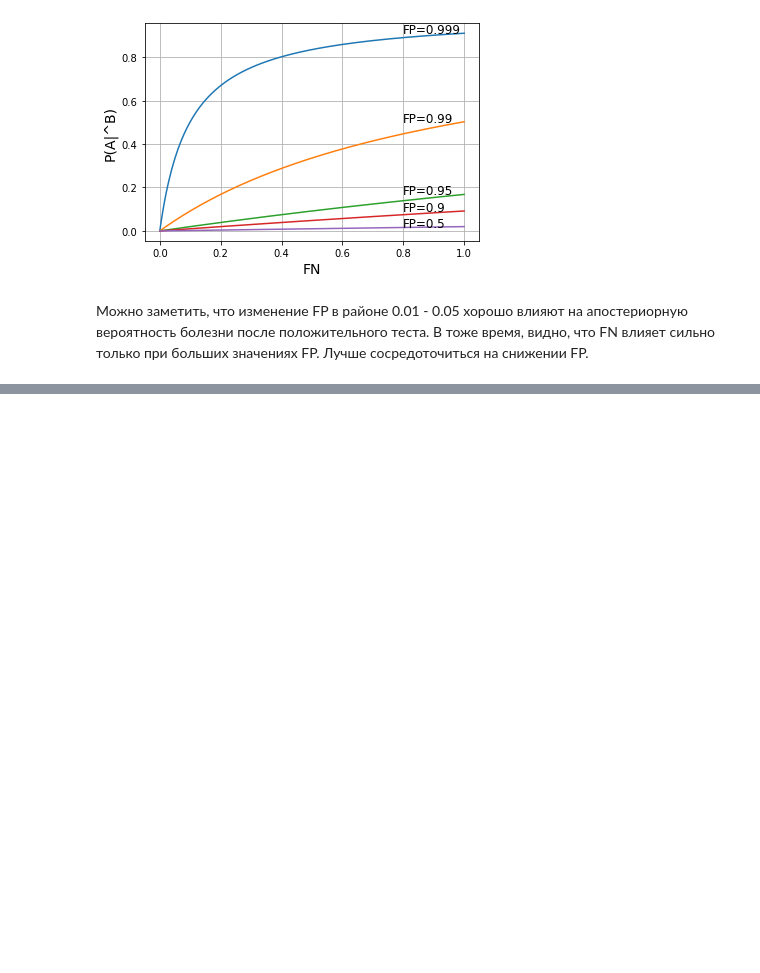
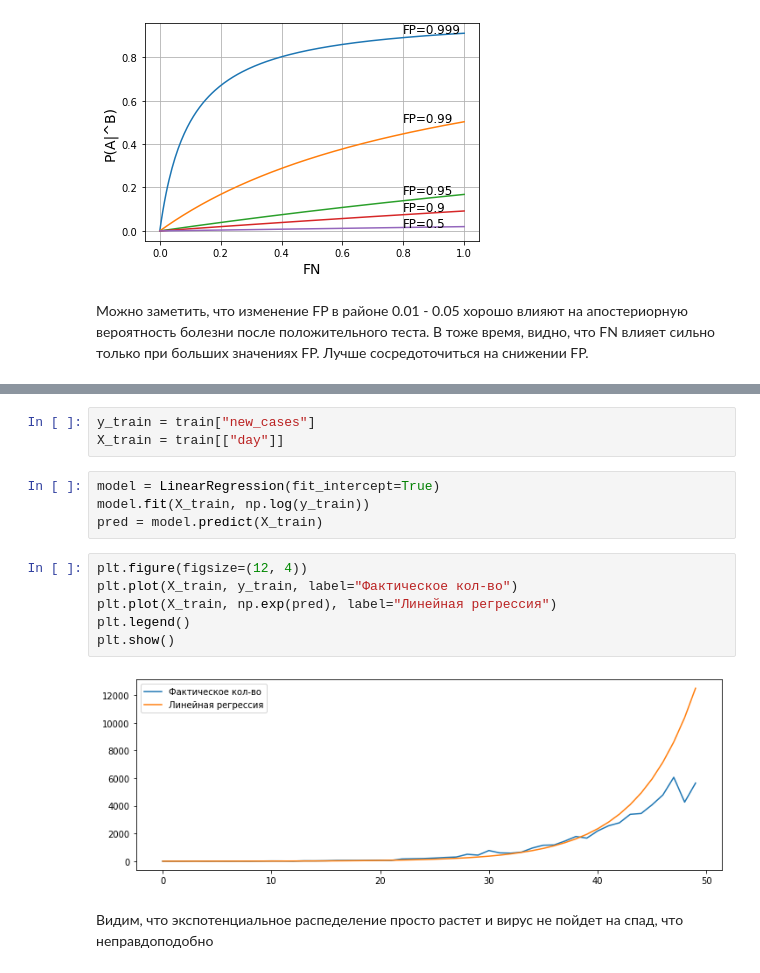
Before and after one commit to AntonOcean/made_advanced_ml, a Jupyter notebook: HW_1.ipynb, the cells around one changed output, grey strips where cells are left out. Saved outputs shown, nothing was run; the diff lists cells and outputs as text; blank space fills up the shorter version.

```diff
--- a/HW_1.ipynb
+++ b/HW_1.ipynb
@@ -105,0 +174,17 @@ plt.show()
+# %%
+y_train = train["new_cases"]
+X_train = train[["day"]]
+# %%
+model = LinearRegression(fit_intercept=True)
+model.fit(X_train, np.log(y_train))
+pred = model.predict(X_train)
+# %%
+plt.figure(figsize=(12, 4))
+plt.plot(X_train, y_train, label="Фактическое кол-во")
+plt.plot(X_train, np.exp(pred), label="Линейная регрессия")
+plt.legend()
+plt.show()
+# %% [output]
+[figure, added]
+# %% [markdown]
+Видим, что экспотенциальное распеделение просто растет и вирус не пойдет на спад, что неправдоподобно
```
Also changed, not shown: parts of 12 cells of this notebook, 1 other file.
